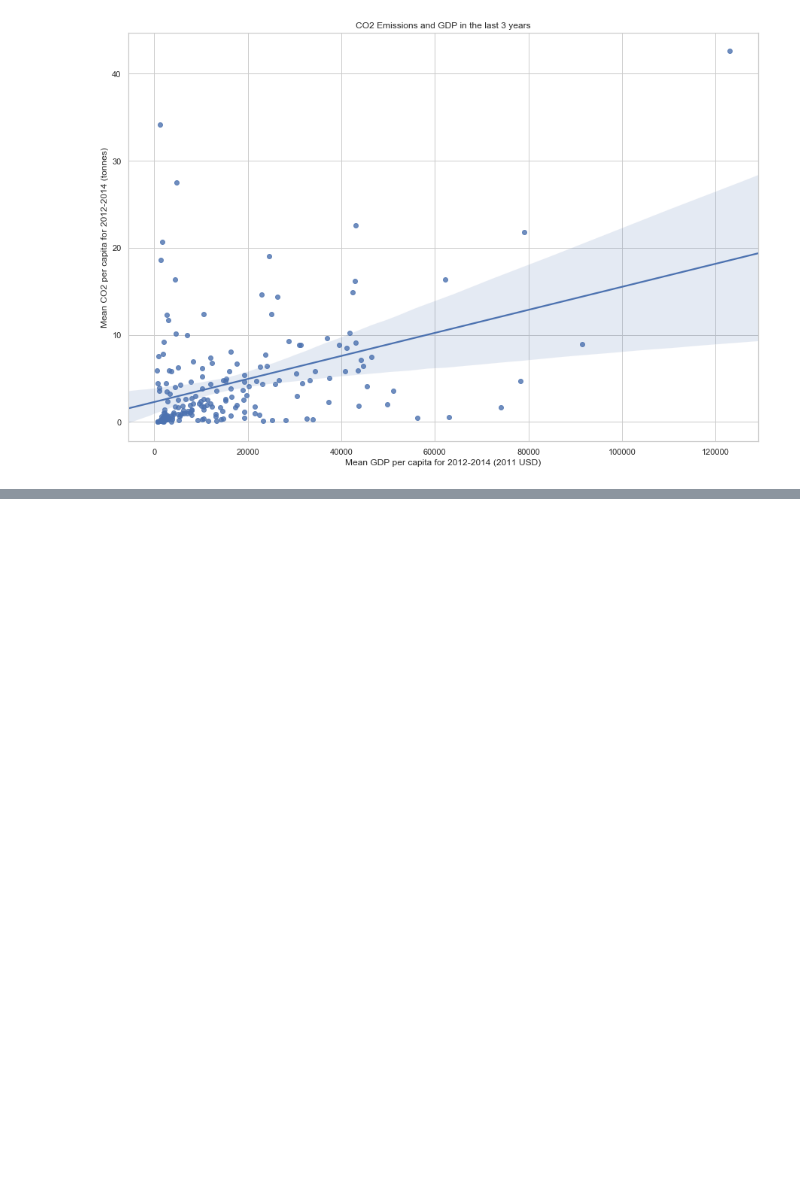
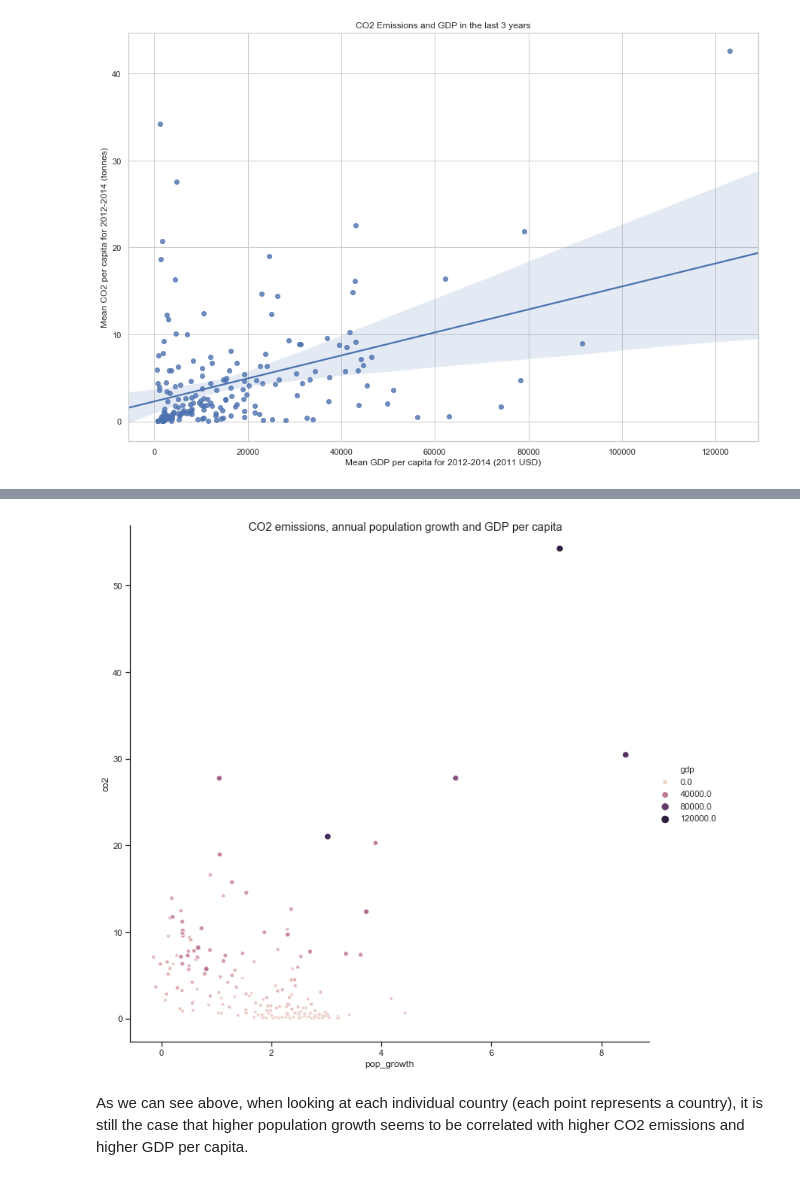
Before and after one commit to dvillaveces/udacity-project-3, a Jupyter notebook: investigate-a-dataset-project.ipynb, the cells around one changed output, grey strips where cells are left out. Drawn from its saved outputs; the diff is of its cells as text; code cells hidden in the pictures; blank space fills up the shorter version.

```diff
--- a/investigate-a-dataset-project.ipynb
+++ b/investigate-a-dataset-project.ipynb
@@ -431,0 +524,8 @@ ax.set(xlabel='Mean GDP per capita for 2012-2014 (2011 USD)', ylabel='Mean CO2 p
+# %%
+# Make DataFrames long
+df1 = df_pop_growth.reset_index().melt(id_vars='country', var_name='year', value_name='pop_growth').set_index(['country','year'])
+df2 = df_co2_clean.iloc[:,5:].reset_index().melt(id_vars='country', var_name='year', value_name='co2').set_index(['country','year'])
+
+#Merge DataFrames
+df_merged = df1.merge(df2, on=['country','year'])
+df_merged.head()
@@ -431,0 +540,7 @@ ax.set(xlabel='Mean GDP per capita for 2012-2014 (2011 USD)', ylabel='Mean CO2 p
+# %%
+# Make GDP DataFrame long
+df3 = df_gdp.reset_index().melt(id_vars='country', var_name='year', value_name='gdp').set_index(['country','year'])
+
+# Merge DataFrames
+df_merged = df_merged.merge(df3, on=['country','year'])
+df_merged.head()
@@ -431,0 +600,10 @@ ax.set(xlabel='Mean GDP per capita for 2012-2014 (2011 USD)', ylabel='Mean CO2 p
+# %%
+#fig, ax = plt.subplots(figsize=(15,10))
+sns.set(style="ticks")
+g = sns.relplot(x='pop_growth', y='co2', data=df_merged.groupby('country').mean(), height=10, size='gdp', hue='gdp')
+
+g.fig.suptitle('CO2 emissions, annual population growth and GDP per capita');
+# %% [output]
+[figure, added]
+# %% [markdown]
+As we can see above, when looking at each individual country (each point represents a country), it is still the case that higher population growth seems to be correlated with higher CO2 emissions and higher GDP per capita.
```
Also changed, not shown: parts of 49 cells of this notebook, 12 other files.
